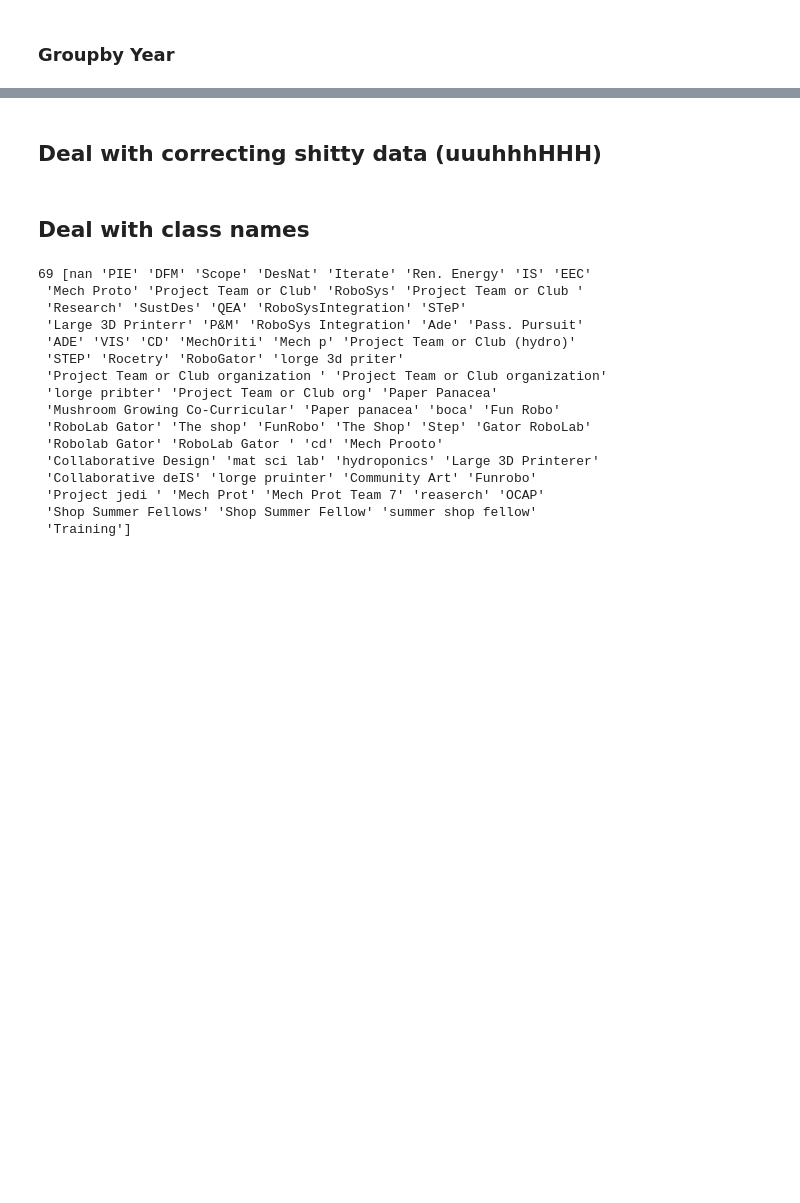
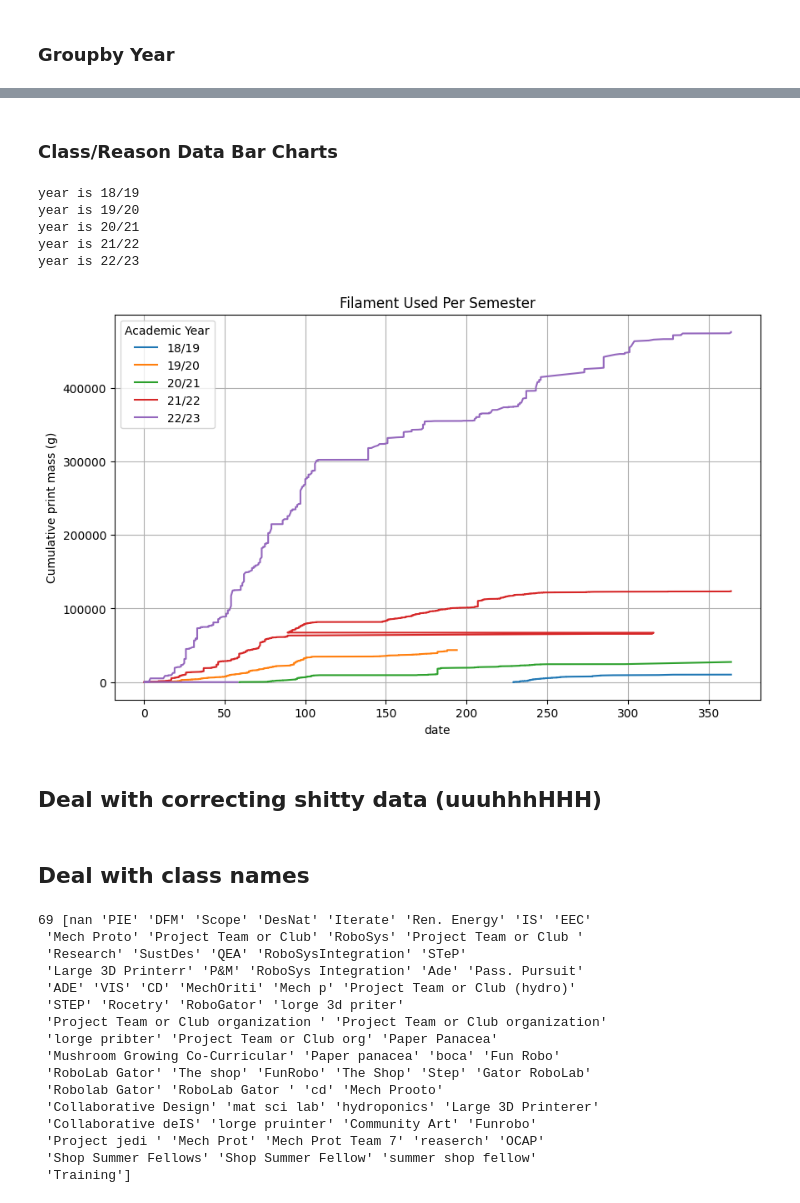
Before and after one commit to JohnnyMaBoi/olin-3d-printing, a Jupyter notebook: process_data.ipynb, the cells around one changed output, grey strips where cells are left out. Drawn from its saved outputs; the diff is of its cells as text; code cells hidden in the pictures; blank space fills up the shorter version.

```diff
--- a/process_data.ipynb
+++ b/process_data.ipynb
@@ -250,3 +325,37 @@ year is 21/22
+# %% [markdown]
+### Class/Reason Data Bar Charts
+# %%
+# Set up plot
+plt.figure(figsize=(10, 6))  # Optional: Set the figure size
+plt.title("Filament Used Per Semester")         # Per reason
+plt.xlabel('date')
+plt.ylabel("Cumulative print mass (g)")
+plt.grid(True)
+
+
+
+# group data by academic year
+ac_year_groupby = df.groupby('academic year')[["timestamp", "mass"]]
+
+# plot for each academic year on same axes
+for ac_year, _df in ac_year_groupby:
+    if ac_year in ["14/15", "15/16", "16/17", "17/18", "23/24"]:    #"17/18",, "19/20", "18/19", "20/21", "22/23"
+        pass
+    else:
+        print(f"year is {ac_year}")
+        plt.plot(_df["timestamp"].apply(lambda x: get_ac_year_day(x)), _df["mass"].cumsum(), label=f'{ac_year}')
+    # print(_df.head())
+
+# Display the plot
+plt.legend(title="Academic Year")
+plt.show()
+# %% [output]
+year is 18/19
+year is 19/20
+year is 20/21
+year is 21/22
+year is 22/23
+[figure, added]
 # %% [markdown]
 ## Deal with correcting shitty data (uuuhhhHHH)
 # %%
```
Also changed, not shown: parts of 7 cells of this notebook, 4 other files.
